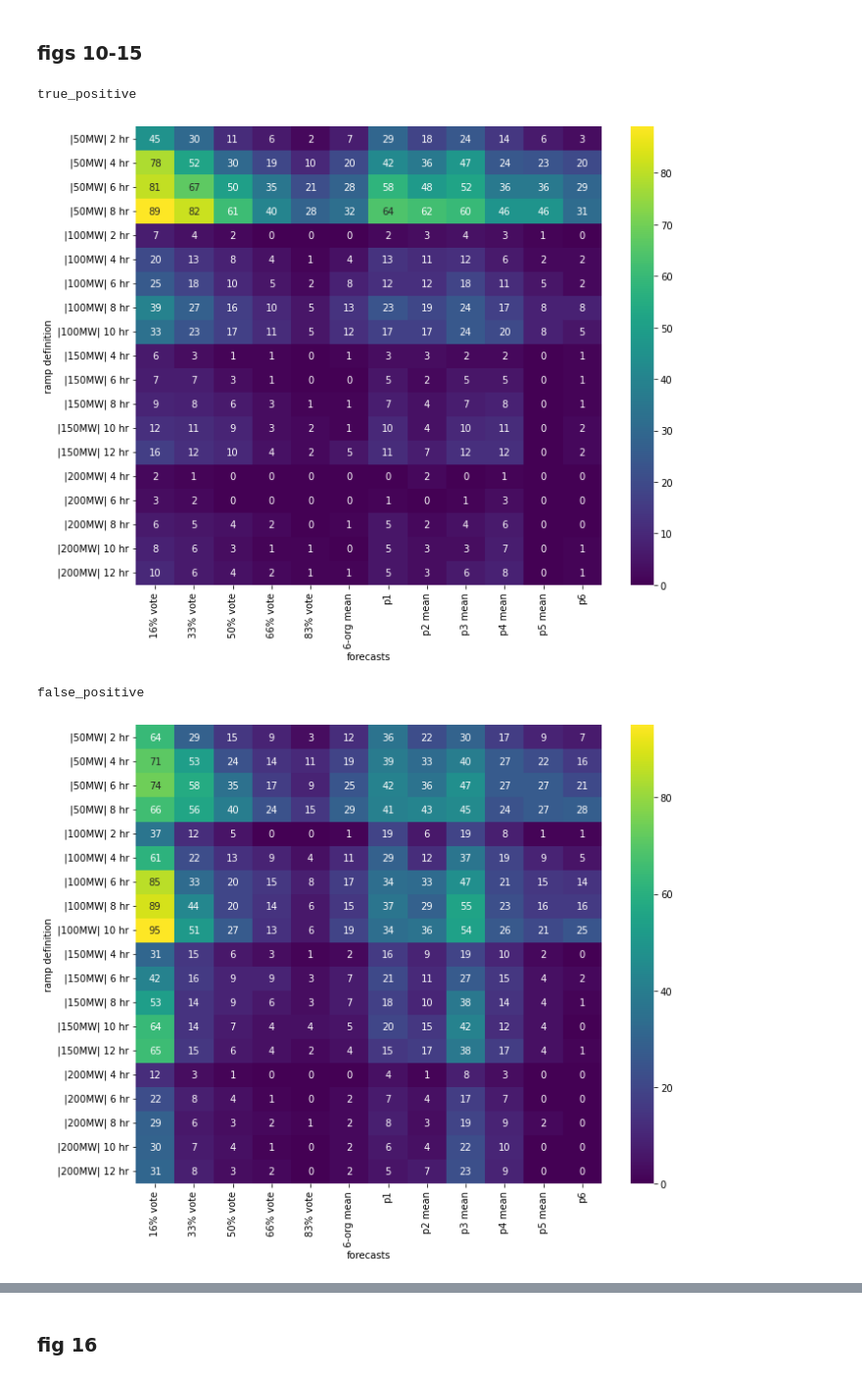
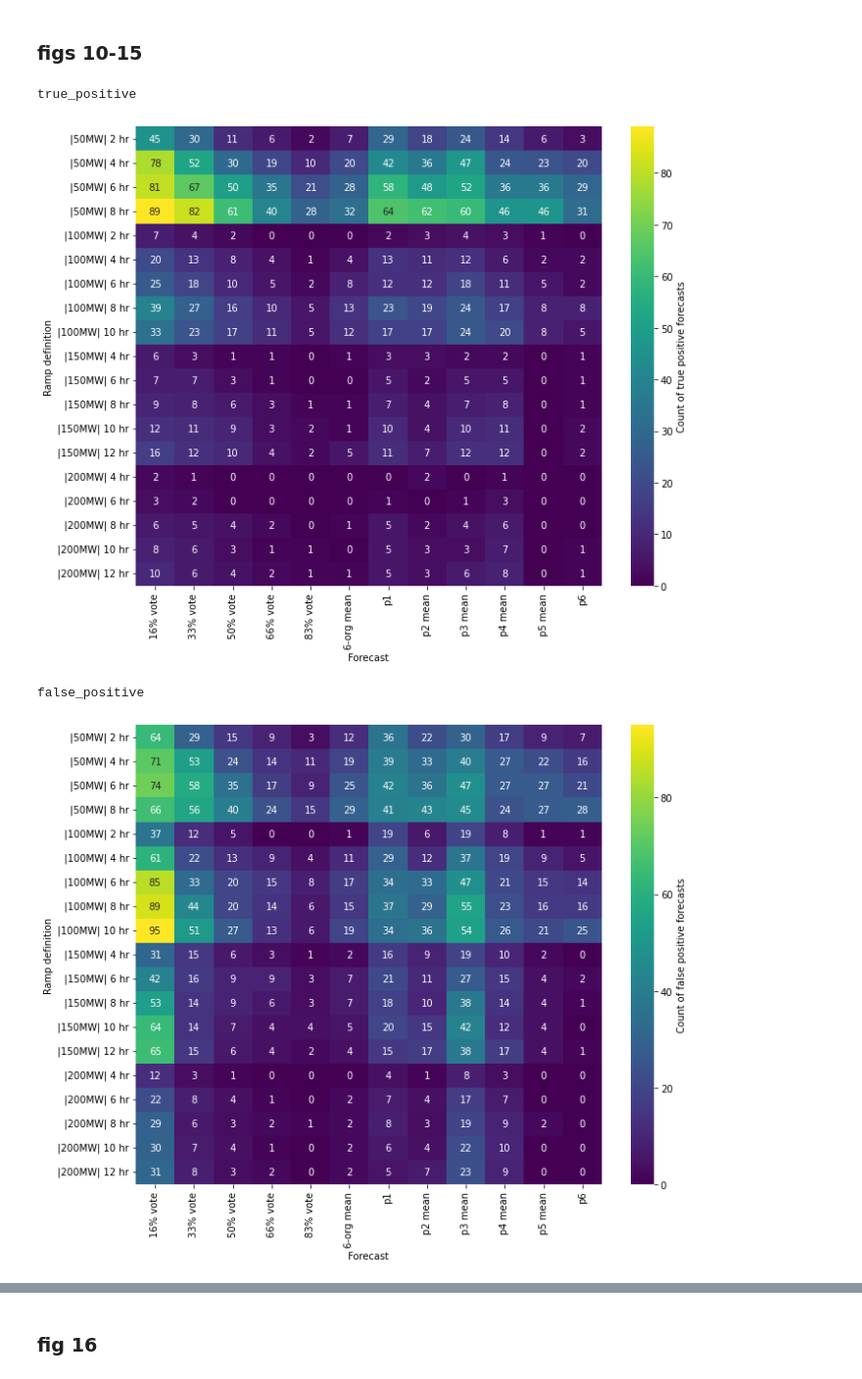
Before and after one commit to a2edap/WE-Validate, a Jupyter notebook: notebooks/y_pub_figs.ipynb, the cells around one changed output, grey strips where cells are left out. Shown at 98% size. Saved outputs shown, nothing was run; the diff lists cells and outputs as text; code cells hidden in the pictures.

```diff
--- a/notebooks/y_pub_figs.ipynb
+++ b/notebooks/y_pub_figs.ipynb
@@ -823,7 +823,7 @@ for ind, org in zip([0,1,2,4,5,6,7], list(np.sort(rankae_df.columns)[1:])+[np.so
 
     if ind == 6:
         ax[ind].legend(patches, ranks_list, ncol=len(ranks_list), bbox_to_anchor=(1.45, -0.05),
-                       title='rank')
+                       title='Rank')
 
     ax[ind].text(0.1, 0.94, '('+p_label_list[ind]+')', transform=ax[ind].transAxes)
 
@@ -1476,7 +1484,7 @@ def get_allmeans_ramp_dfs(lev):
 
 rampts_df_allm, ramp_metrics_df_allm = get_allmeans_ramp_dfs('78.25')
 # %%
-def plot_rampmetric_heatmaps(ramp_metrics_df, org, inds, fig_num,
+def plot_rampmetric_heatmaps(ramp_metrics_df, org, inds, fig_num, cbar_title,
                              vote_thres_dict={'83%': 0.83, '66%': 0.66, '50%': 0.5, '33%': 0.33, '16%': 0.16}):
 
 #     print(vote_thres_dict)
@@ -1543,16 +1551,19 @@ def plot_rampmetric_heatmaps(ramp_metrics_df, org, inds, fig_num,
 
             rdgn = sns.diverging_palette(h_neg=240, h_pos=10, s=99, l=55, sep=3, as_cmap=True)
             p = sns.heatmap(plot_df, cmap=rdgn, center=0.0, annot=True, fmt ='.1g',
-                              cbar=True, ax=ax)
+                              cbar=True, ax=ax, cbar_kws={'label': cbar_title})
 
         else:
 
-            p = sns.heatmap(plot_df, ax=ax, annot=True, fmt='.3g', cmap='viridis')
+            p = sns.heatmap(plot_df, ax=ax, annot=True, fmt='.3g', cmap='viridis', cbar_kws={'label': cbar_title})
 
 #         p.set_title(i)
         print(i)
-        p.set_ylabel('ramp definition')
-        p.set_xlabel('forecasts')
+
+
+
+        p.set_ylabel('Ramp definition')
+        p.set_xlabel('Forecast')
 
         plt.tight_layout()
 
@@ -1568,19 +1579,21 @@ def plot_rampmetric_heatmaps(ramp_metrics_df, org, inds, fig_num,
 #         'true_positive', 'false_positive', 'false_negative', 'true_negative']
 inds = ['true_positive']
 fig_num = 10
+cbar_title = 'Count of true positive forecasts'
 
-srdf, rdf_2x2, plot_df = plot_rampmetric_heatmaps(ramp_metrics_df_allm, 'all', inds, fig_num)
+srdf, rdf_2x2, plot_df = plot_rampmetric_heatmaps(ramp_metrics_df_allm, 'all', inds, fig_num, cbar_title)
 # %% [output]
 true_positive
-[figure, old version]
+[figure, new version]
 # %%
 inds = ['false_positive']
 fig_num = 11
+cbar_title = 'Count of false positive forecasts'
 
-srdf, rdf_2x2, plot_df = plot_rampmetric_heatmaps(ramp_metrics_df_allm, 'all', inds, fig_num)
+srdf, rdf_2x2, plot_df = plot_rampmetric_heatmaps(ramp_metrics_df_allm, 'all', inds, fig_num, cbar_title)
 # %% [output]
 false_positive
-[figure, old version]
+[figure, new version]
 # %%
 inds = ['false_negative']
 fig_num = 12
```
Also changed, not shown: parts of 13 cells of this notebook.
